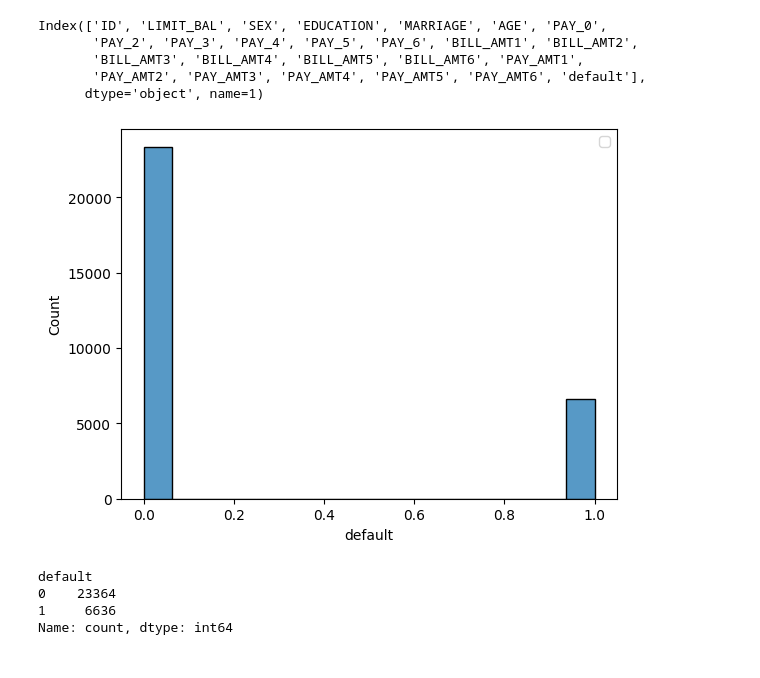
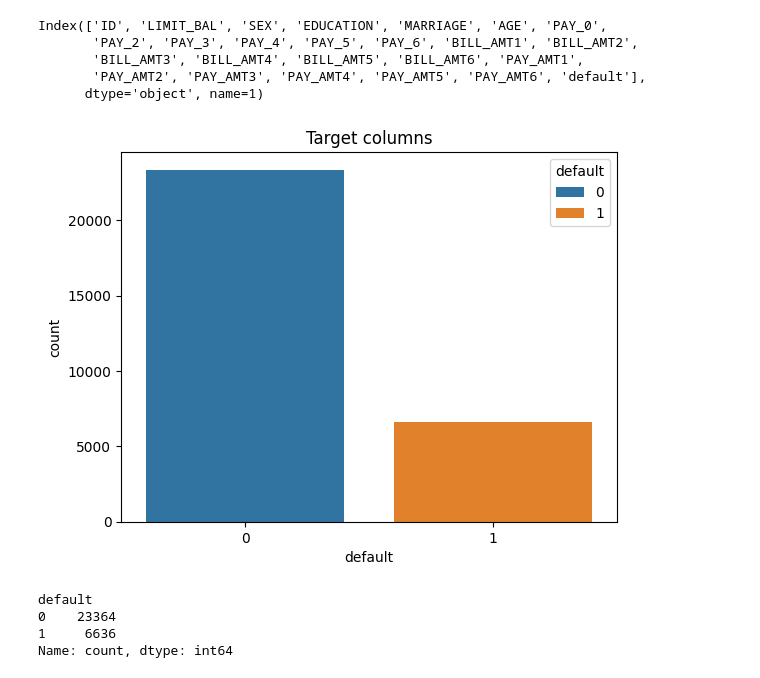
Before and after one commit to Saroj94/Credit-Card-default-prediction, a Jupyter notebook: Experiment/Analysis/credit_analysis.ipynb, the cells around one changed output. Cells and saved outputs as stored; diff of their text form; code cells hidden in the pictures.

```diff
--- a/Experiment/Analysis/credit_analysis.ipynb
+++ b/Experiment/Analysis/credit_analysis.ipynb
@@ -106,11 +108,12 @@ Index(['ID', 'LIMIT_BAL', 'SEX', 'EDUCATION', 'MARRIAGE', 'AGE', 'PAY_0',
 for i in credit.columns:
     credit[i]=credit[i].astype(int)
 # %%
-sns.histplot(x=credit['default'], data=credit)
-plt.legend()
+##target column
+sns.countplot(x='default', data=credit, hue='default', legend=True)
+plt.title("Target columns")
 plt.show()
 # %% [output]
-[figure, old version]
+[figure, new version]
 # %%
 credit['default'].value_counts()
 # %% [output]
```
Also changed, not shown: parts of 26 cells of this notebook, 2 other files.
